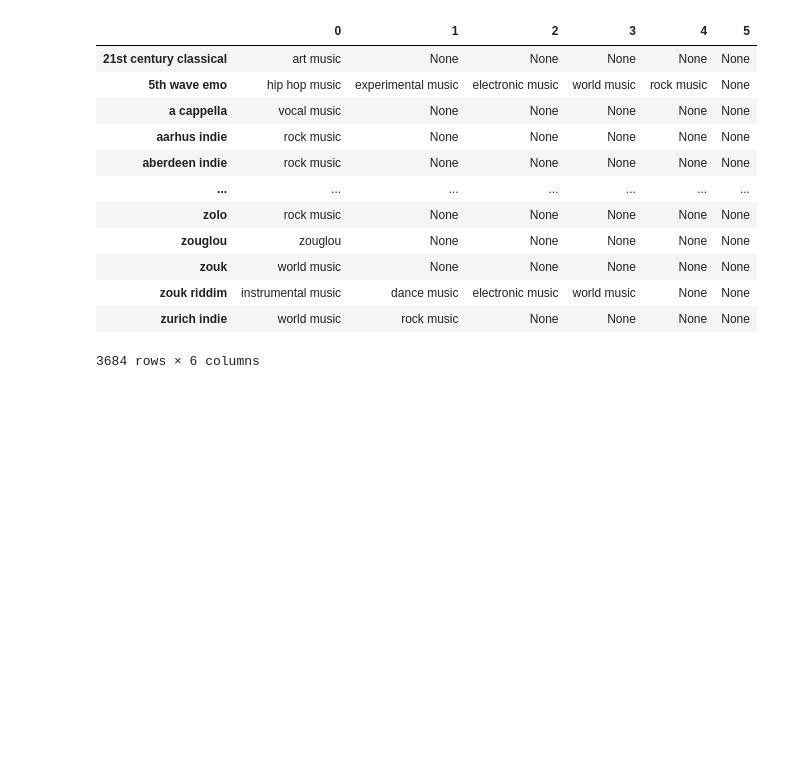
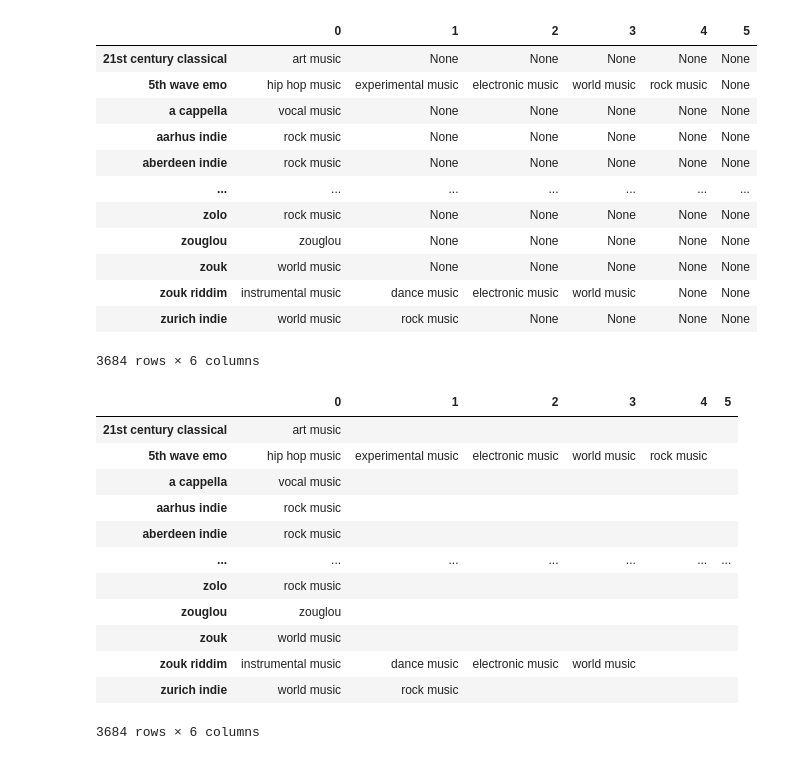
Before and after one commit to cyrillegc/thesis-redux, a Jupyter notebook: genres_processing.ipynb, the cells around one changed output. Saved outputs shown, nothing was run; the diff lists cells and outputs as text; code cells hidden in the pictures; blank space fills up the shorter version.

```diff
--- a/genres_processing.ipynb
+++ b/genres_processing.ipynb
@@ -577,3 +577,22 @@ spotify_top_genres_df
 | zouk riddim | instrumental music | dance music | electronic music | world music | None | None |
 | zurich indie | world music | rock music | None | None | None | None |
 3684 rows × 6 columns
+# %%
+with open('data/data_spotify_top_genres.csv', encoding='utf-8') as file_top:
+    spotify_top_genres_df = pd.read_csv(file_top, index_col=0).fillna('')
+
+spotify_top_genres_df
+# %% [output]
+|  | 0 | 1 | 2 | 3 | 4 | 5 |
+| 21st century classical | art music |  |  |  |  |  |
+| 5th wave emo | hip hop music | experimental music | electronic music | world music | rock music |  |
+| a cappella | vocal music |  |  |  |  |  |
+| aarhus indie | rock music |  |  |  |  |  |
+| aberdeen indie | rock music |  |  |  |  |  |
+| ... | ... | ... | ... | ... | ... | ... |
+| zolo | rock music |  |  |  |  |  |
+| zouglou | zouglou |  |  |  |  |  |
+| zouk | world music |  |  |  |  |  |
+| zouk riddim | instrumental music | dance music | electronic music | world music |  |  |
+| zurich indie | world music | rock music |  |  |  |  |
+3684 rows × 6 columns
```
Also changed, not shown: parts of 7 cells of this notebook, 1 other file.
